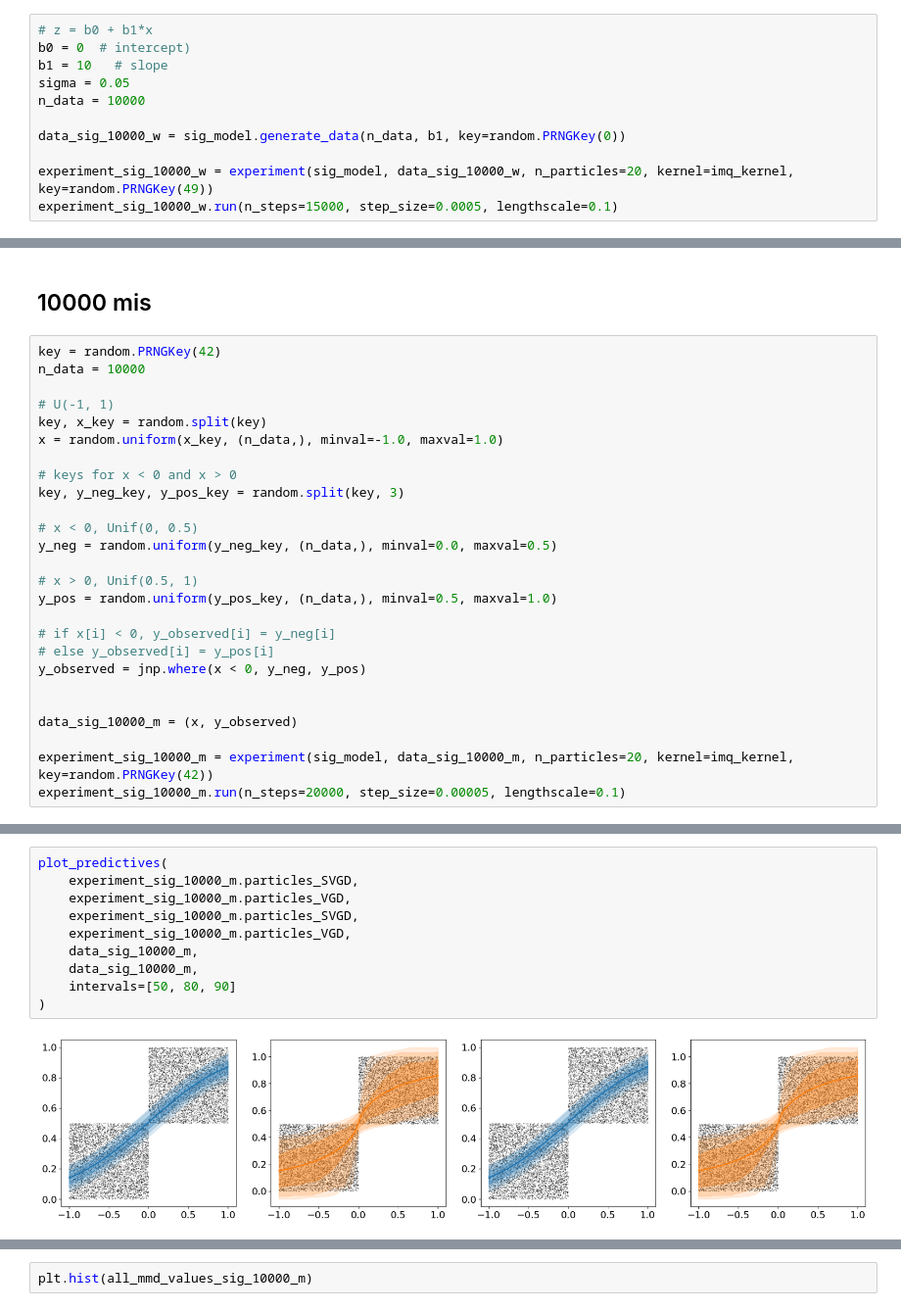
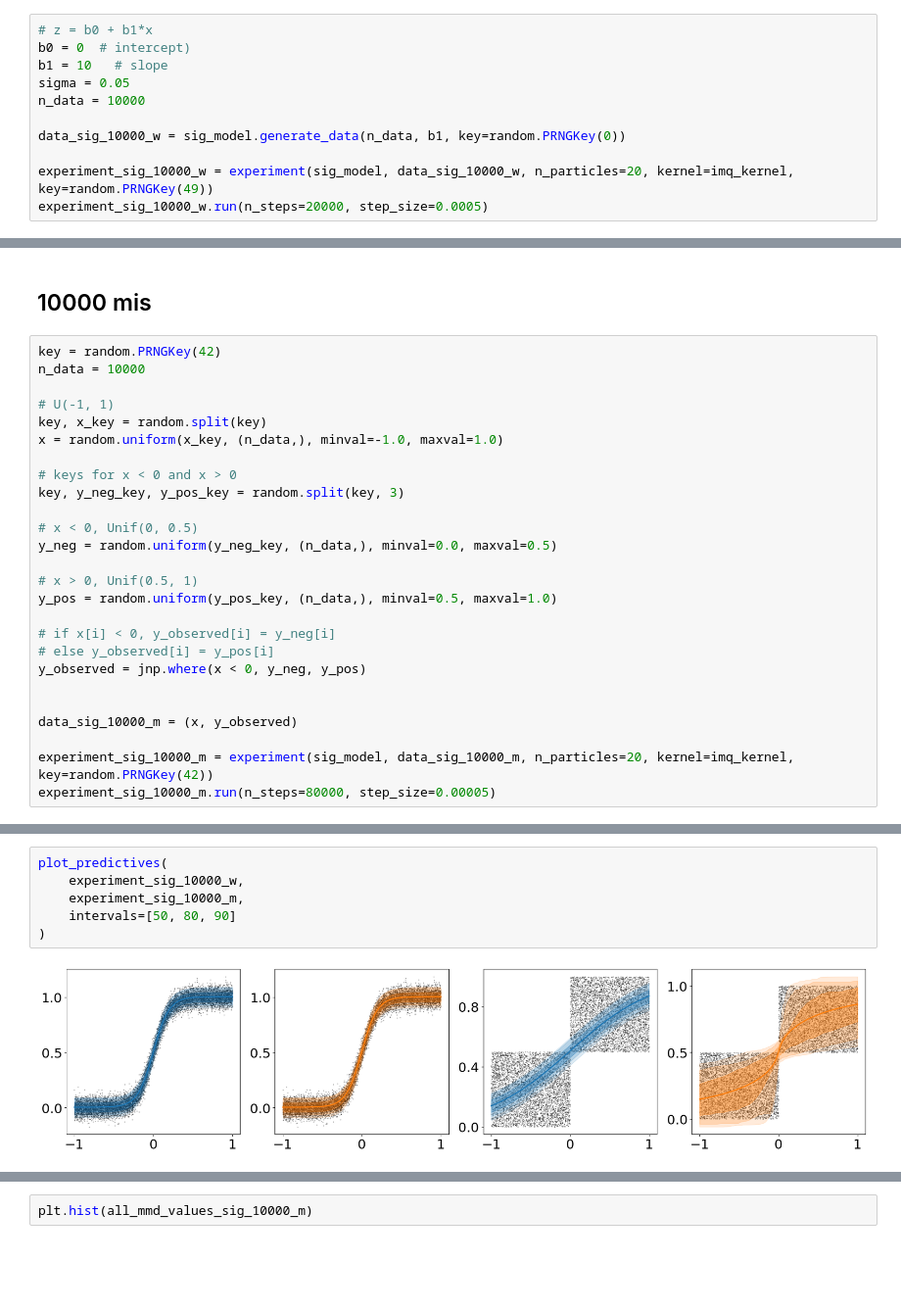
Before and after one commit to liuqingyang27/Detecting-Model-Misspecification-via-VGD, a Jupyter notebook: different data size fig.ipynb, the cells around one changed output, grey strips where cells are left out. Shown at 98% size. Drawn from its saved outputs; the diff is of its cells as text; blank space fills up the shorter version.

```diff
--- a/different data size fig.ipynb
+++ b/different data size fig.ipynb
@@ -229,7 +235,7 @@ n_data = 10000
 data_sig_10000_w = sig_model.generate_data(n_data, b1, key=random.PRNGKey(0))
 
 experiment_sig_10000_w = experiment(sig_model, data_sig_10000_w, n_particles=20, kernel=imq_kernel, key=random.PRNGKey(49))
-experiment_sig_10000_w.run(n_steps=15000, step_size=0.0005, lengthscale=0.1)
+experiment_sig_10000_w.run(n_steps=20000, step_size=0.0005)
 # %%
 experiment_sig_10000_w.plot_KGD()
 # %% [output]
@@ -350,7 +326,7 @@ y_observed = jnp.where(x < 0, y_neg, y_pos)
 data_sig_10000_m = (x, y_observed)
 
 experiment_sig_10000_m = experiment(sig_model, data_sig_10000_m, n_particles=20, kernel=imq_kernel, key=random.PRNGKey(42))
-experiment_sig_10000_m.run(n_steps=20000, step_size=0.00005, lengthscale=0.1)
+experiment_sig_10000_m.run(n_steps=80000, step_size=0.00005)
 # %%
 jnp.mean(experiment_sig_10000_m.particles_SVGD)
 # %% [output]
@@ -364,13 +342,9 @@ experiment_sig_10000_m.plot_KGD()
 # %%
 plot_predictives(
-    experiment_sig_10000_m.particles_SVGD,
-    experiment_sig_10000_m.particles_VGD,
-    experiment_sig_10000_m.particles_SVGD,
-    experiment_sig_10000_m.particles_VGD,
-    data_sig_10000_m,
-    data_sig_10000_m,
+    experiment_sig_10000_w,
+    experiment_sig_10000_m,
     intervals=[50, 80, 90]
 )
 # %% [output]
-[figure, old version]
+[figure, new version]
 # %%
```
Also changed, not shown: parts of 30 cells of this notebook, 7 other files.
